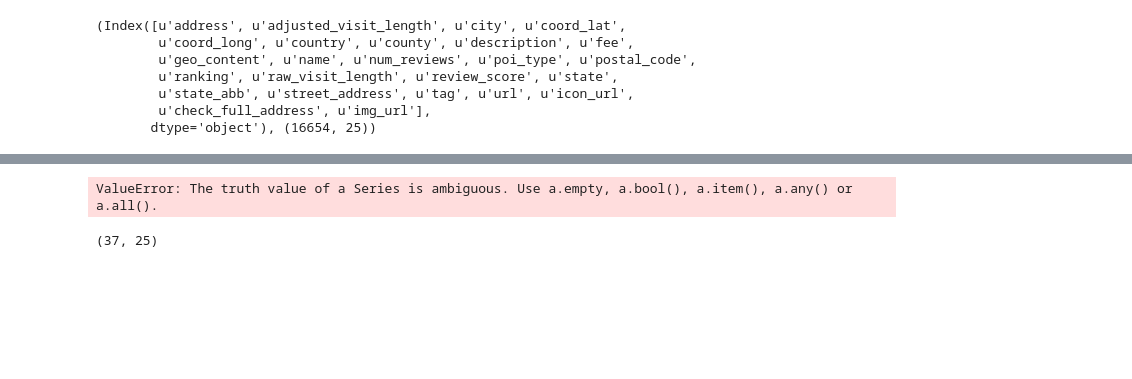
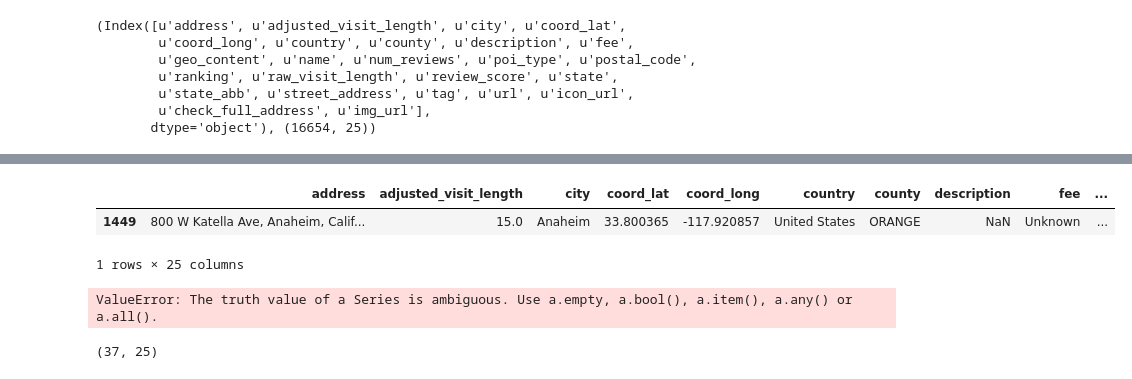
Before and after one commit to kennethcc2005/friends, a Jupyter notebook: sorted_theme.ipynb, the cells around one changed output, grey strips where cells are left out. Cells and saved outputs as stored; diff of their text form; code cells hidden in the pictures; blank space fills up the shorter version.

```diff
--- a/sorted_theme.ipynb
+++ b/sorted_theme.ipynb
@@ -16,0 +37,6 @@ poi.columns, poi.shape
+# %%
+poi[poi.poi_type == "Other"][poi.num_reviews == 735.0]
+# %% [output]
+|  | address | adjusted_visit_length | city | coord_lat | coord_long | country | county | description | fee | ... |
+| 1449 | 800 W Katella Ave, Anaheim, Calif... | 15.0 | Anaheim | 33.800365 | -117.920857 | United States | ORANGE | NaN | Unknown | ... |
+1 rows × 25 columns
```
Also changed, not shown: parts of 3 cells of this notebook, 6 other files.
